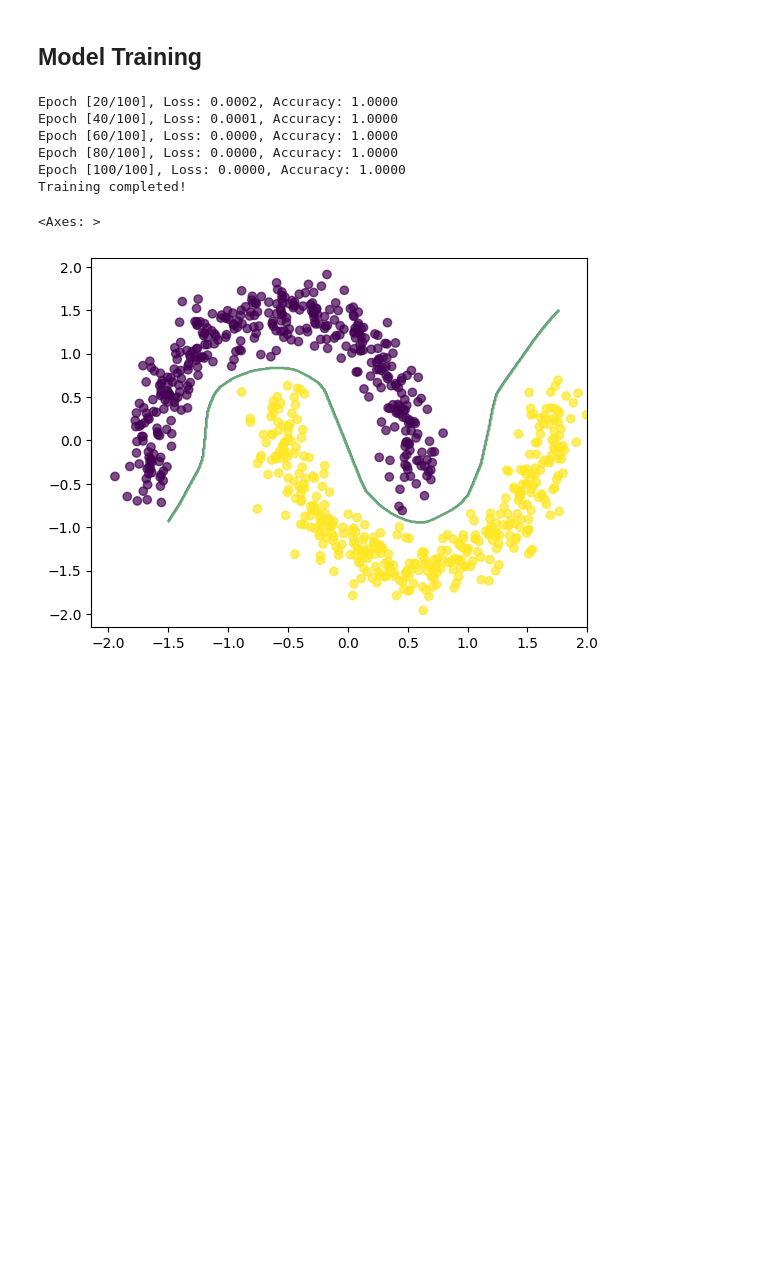
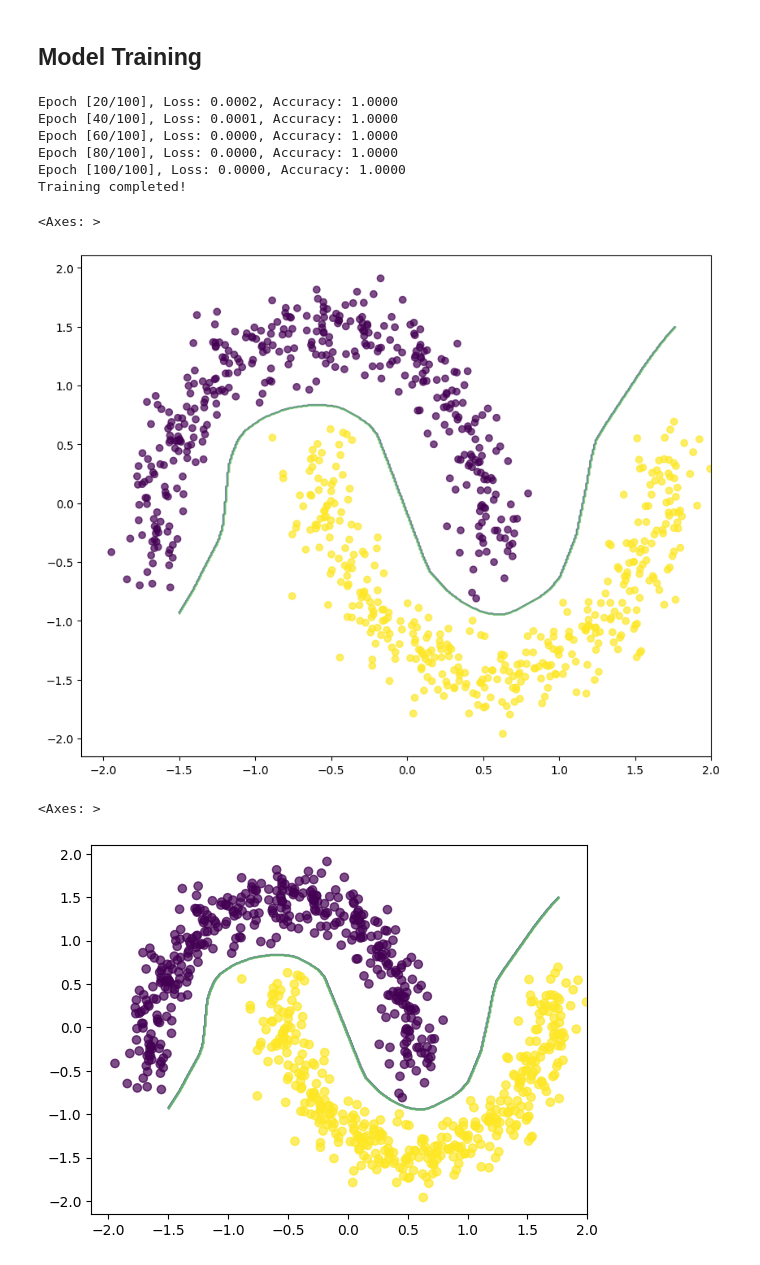
Before and after one commit to LukiLenkiewicz/ML-in-PL-counterfactuals, a Jupyter notebook: notebooks/artelt_hammer.ipynb, the cells around one changed output. Cells and saved outputs as stored; diff of their text form; code cells hidden in the pictures; blank space fills up the shorter version.

```diff
--- a/notebooks/artelt_hammer.ipynb
+++ b/notebooks/artelt_hammer.ipynb
@@ -335,3 +293,18 @@ print(
+# %%
+from src.visualization.plot_utils import plot_classifier_decision_region
+
+fig, ax = plt.subplots(1, 1, figsize=(10, 8))
+ax.scatter(
+    X_train_tensor.numpy()[:, 0],
+    X_train_tensor.numpy()[:, 1],
+    c=y_train,
+    cmap="viridis",
+    alpha=0.7,
+)
+plot_classifier_decision_region(ax, model)
+# %% [output]
+<Axes: >
+[figure, added]
 # %%
 import matplotlib.pyplot as plt
 from src.visualization.plot_utils import plot_classifier_decision_region
```
Also changed, not shown: parts of 7 cells of this notebook, 2 other files.
